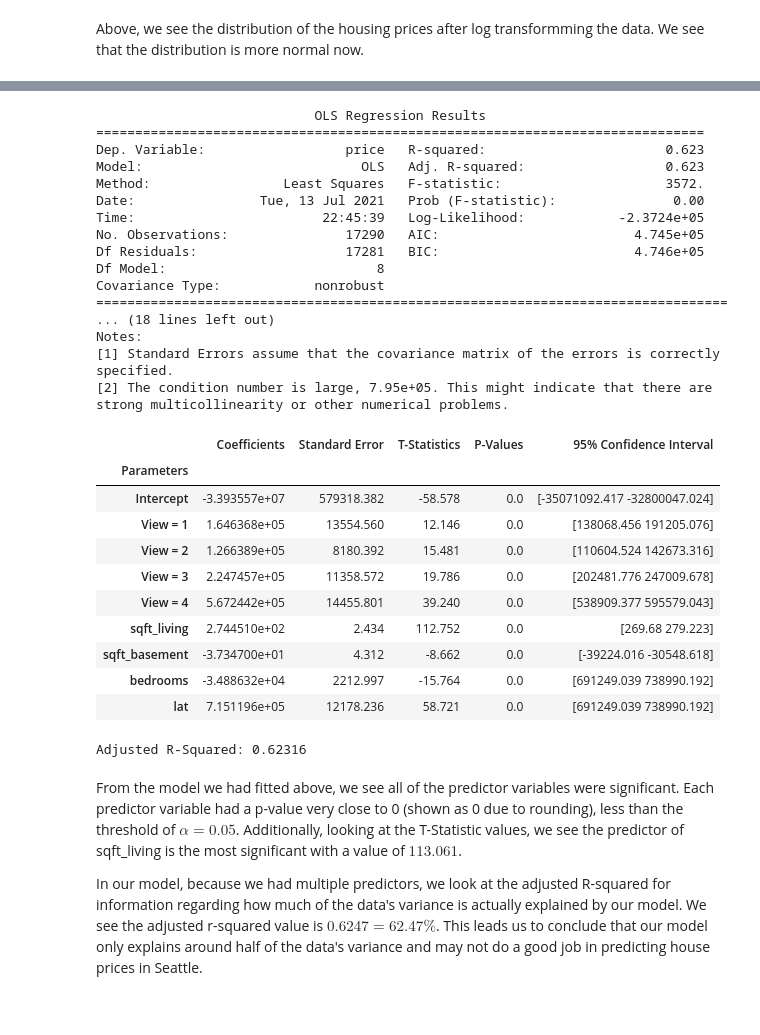
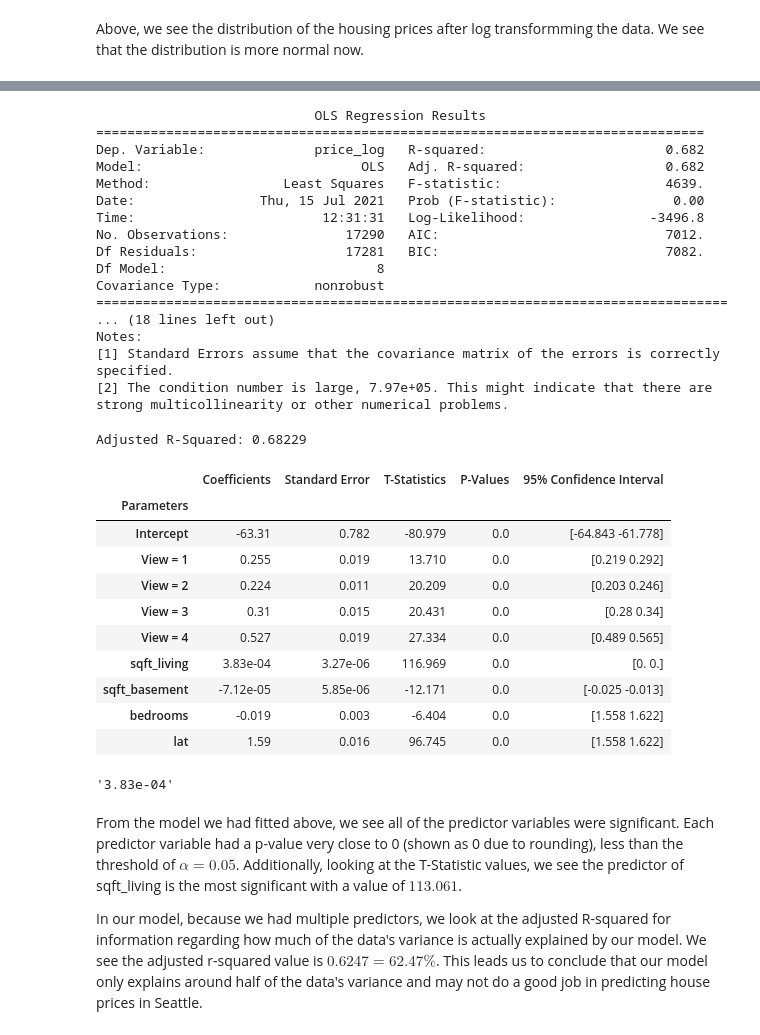
Before and after one commit to kasenteoh/Real-Estate-Prediction, a Jupyter notebook: COGS109-Final.ipynb, the cells around one changed output, grey strips where cells are left out. Cells and saved outputs as stored; diff of their text form; code cells hidden in the pictures.

```diff
--- a/COGS109-Final.ipynb
+++ b/COGS109-Final.ipynb
@@ -130,66 +186,72 @@ y_train = train[['price_log']]
 x_test = test[['sqft_living', 'sqft_basement', 'bedrooms', 'lat'] + list(temp.columns)]
 y_test = test[['price_log']]
 # %%
-outcome, predictors = patsy.dmatrices('price ~ View_1 + View_2 + View_3 + View_4 + sqft_living + sqft_basement + bedrooms + lat', data = train)
+outcome, predictors = patsy.dmatrices('price_log ~ View_1 + View_2 + View_3 + View_4 + sqft_living + sqft_basement + bedrooms + lat', data = train)
 mod = sm.OLS(outcome, predictors).fit()
 print(mod.summary())
 # %% [output]
                             OLS Regression Results
 ==============================================================================
-Dep. Variable:                  price   R-squared:                       0.623
-Model:                            OLS   Adj. R-squared:                  0.623
-Method:                 Least Squares   F-statistic:                     3572.
-Date:                Tue, 13 Jul 2021   Prob (F-statistic):               0.00
-Time:                        22:45:39   Log-Likelihood:            -2.3724e+05
-No. Observations:               17290   AIC:                         4.745e+05
-Df Residuals:                   17281   BIC:                         4.746e+05
+Dep. Variable:              price_log   R-squared:                       0.682
+Model:                            OLS   Adj. R-squared:                  0.682
+Method:                 Least Squares   F-statistic:                     4639.
+Date:                Thu, 15 Jul 2021   Prob (F-statistic):               0.00
+Time:                        12:31:31   Log-Likelihood:                -3496.8
+No. Observations:               17290   AIC:                             7012.
+Df Residuals:                   17281   BIC:                             7082.
 Df Model:                           8
 Covariance Type:            nonrobust
 =================================================================================
 ... (18 lines left out)
 Notes:
 [1] Standard Errors assume that the covariance matrix of the errors is correctly specified.
-[2] The condition number is large, 7.95e+05. This might indicate that there are
+[2] The condition number is large, 7.97e+05. This might indicate that there are
 strong multicollinearity or other numerical problems.
 # %%
 inter = ['Intercept', round(mod.params[0], 3), round(mod.bse[0], 3),
          round(mod.tvalues[0], 3), round(mod.pvalues[0], 5), str(np.round(mod.conf_int(alpha=0.05)[0], 3))]
 view1 = ['View = 1', round(mod.params[1], 3), round(mod.bse[1], 3),
          round(mod.tvalues[1], 3), round(mod.pvalues[1], 5), str(np.round(mod.conf_int(alpha=0.05)[1], 3))]
 view2 = ['View = 2', round(mod.params[2], 3), round(mod.bse[2], 3),
          round(mod.tvalues[2], 3), round(mod.pvalues[2], 5), str(np.round(mod.conf_int(alpha=0.05)[2], 3))]
 view3 = ['View = 3', round(mod.params[3], 3), round(mod.bse[3], 3),
          round(mod.tvalues[3], 3), round(mod.pvalues[3], 5), str(np.round(mod.conf_int(alpha=0.05)[3], 3))]
 view4 = ['View = 4', round(mod.params[4], 3), round(mod.bse[4], 3),
          round(mod.tvalues[4], 3), round(mod.pvalues[4], 5), str(np.round(mod.conf_int(alpha=0.05)[4], 3))]
-living = ['sqft_living', round(mod.params[5], 3), round(mod.bse[5], 3),
+living = ['sqft_living', "{:.2e}".format(mod.params[5]), "{:.2e}".format(mod.bse[5]),
          round(mod.tvalues[5], 3), round(mod.pvalues[5], 5), str(np.round(mod.conf_int(alpha=0.05)[5], 3))]
-basement = ['sqft_basement', round(mod.params[6], 3), round(mod.bse[6], 3),
+basement = ['sqft_basement', "{:.2e}".format(mod.params[6]), "{:.2e}".format(mod.bse[6]),
          round(mod.tvalues[6], 3), round(mod.pvalues[6], 5), str(np.round(mod.conf_int(alpha=0.05)[7], 3))]
 bed = ['bedrooms', round(mod.params[7], 3), round(mod.bse[7], 3),
          round(mod.tvalues[7], 3), round(mod.pvalues[7], 5), str(np.round(mod.conf_int(alpha=0.05)[8], 3))]
 lat = ['lat', round(mod.params[8], 3), round(mod.bse[8], 3),
          round(mod.tvalues[8], 3), round(mod.pvalues[8], 5), str(np.round(mod.conf_int(alpha=0.05)[8], 3))]
 
 df = pd.DataFrame([inter, view1, view2, view3, view4, living, basement, bed, lat],
                   columns = ['Parameters', 'Coefficients', 'Standard Error', \
                              'T-Statistics', 'P-Values', '95% Confidence Interval'])
 
-display(df.set_index('Parameters'))
+df.set_index('Parameters', inplace = True)
 print('Adjusted R-Squared: ' + str(round(mod.rsquared, 5)))
+df.to_csv('coef.csv', index = True)
+df
 # %% [output]
+Adjusted R-Squared: 0.68229
 |  | Coefficients | Standard Error | T-Statistics | P-Values | 95% Confidence Interval |
 | Parameters |  |  |  |  |  |
-| Intercept | -3.393557e+07 | 579318.382 | -58.578 | 0.0 | [-35071092.417 -32800047.024] |
-| View = 1 | 1.646368e+05 | 13554.560 | 12.146 | 0.0 | [138068.456 191205.076] |
-| View = 2 | 1.266389e+05 | 8180.392 | 15.481 | 0.0 | [110604.524 142673.316] |
-| View = 3 | 2.247457e+05 | 11358.572 | 19.786 | 0.0 | [202481.776 247009.678] |
-| View = 4 | 5.672442e+05 | 14455.801 | 39.240 | 0.0 | [538909.377 595579.043] |
-| sqft_living | 2.744510e+02 | 2.434 | 112.752 | 0.0 | [269.68 279.223] |
-| sqft_basement | -3.734700e+01 | 4.312 | -8.662 | 0.0 | [-39224.016 -30548.618] |
-| bedrooms | -3.488632e+04 | 2212.997 | -15.764 | 0.0 | [691249.039 738990.192] |
-| lat | 7.151196e+05 | 12178.236 | 58.721 | 0.0 | [691249.039 738990.192] |
+| Intercept | -63.31 | 0.782 | -80.979 | 0.0 | [-64.843 -61.778] |
+| View = 1 | 0.255 | 0.019 | 13.710 | 0.0 | [0.219 0.292] |
+| View = 2 | 0.224 | 0.011 | 20.209 | 0.0 | [0.203 0.246] |
+| View = 3 | 0.31 | 0.015 | 20.431 | 0.0 | [0.28 0.34] |
+| View = 4 | 0.527 | 0.019 | 27.334 | 0.0 | [0.489 0.565] |
+| sqft_living | 3.83e-04 | 3.27e-06 | 116.969 | 0.0 | [0. 0.] |
+| sqft_basement | -7.12e-05 | 5.85e-06 | -12.171 | 0.0 | [-0.025 -0.013] |
+| bedrooms | -0.019 | 0.003 | -6.404 | 0.0 | [1.558 1.622] |
+| lat | 1.59 | 0.016 | 96.745 | 0.0 | [1.558 1.622] |
-Adjusted R-Squared: 0.62316
+# %%
+"{:.2e}".format(mod.params[5])
+# %% [output]
+'3.83e-04'
 # %% [markdown]
 From the model we had fitted above, we see all of the predictor variables were significant. Each predictor variable had a p-value very close to 0 (shown as 0 due to rounding), less than the threshold of $\alpha = 0.05$. Additionally, looking at the T-Statistic values, we see the predictor of sqft_living is the most significant with a value of $113.061$.
 
```
Also changed, not shown: parts of 21 cells of this notebook.
